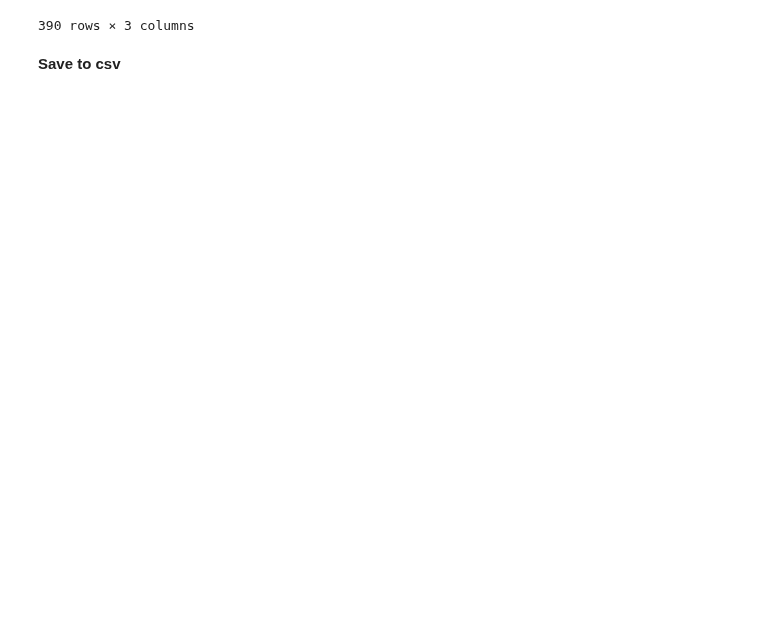
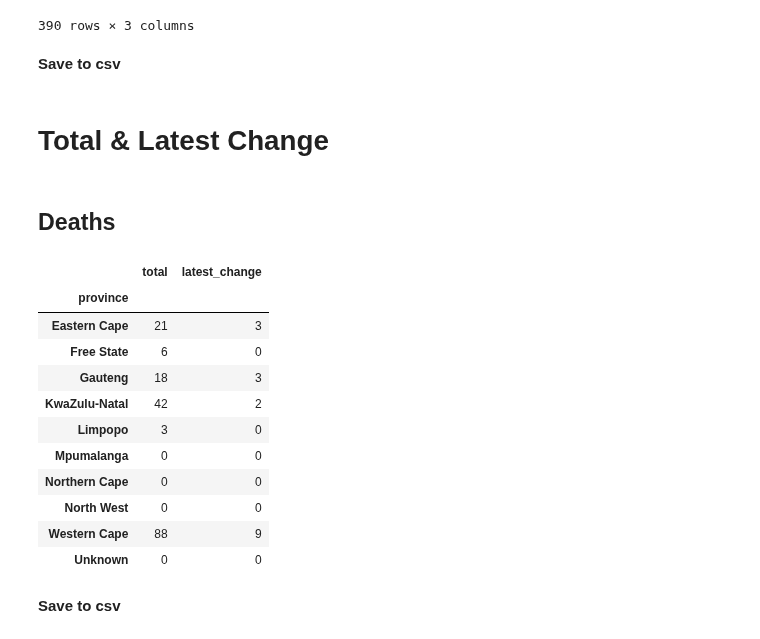
Before and after one commit to SimonRosen173/Covid19SAData, a Jupyter notebook: Data_Preprocessing_Neater.ipynb, the cells around one changed output. Cells and saved outputs as stored; diff of their text form; code cells hidden in the pictures; blank space fills up the shorter version.

```diff
--- a/Data_Preprocessing_Neater.ipynb
+++ b/Data_Preprocessing_Neater.ipynb
@@ -460,3 +462,64 @@ deaths_by_prov_timeline
 **Save to csv**
 # %%
 deaths_by_prov_timeline.to_csv("data/deaths_by_prov_timeline.csv")
+# %% [markdown]
+# Total & Latest Change
+# %%
+def get_tot_latest_change(data_url, ):
+    cols = ['date','EC', 'FS', 'GP', 'KZN', 'LP', 'MP', 'NC', 'NW','WC', 'UNKNOWN']
+    pd_kwargs = {"usecols":cols}
+    cum_data = df_from_url(data_url, pd_kwargs)
+    cum_data.dropna(inplace=True)
+    cum_data['date'] = pd.to_datetime(cum_data['date'], format='%d-%m-%Y')
+
+    province_names = {
+        "EC":"Eastern Cape",
+        "FS" : "Free State",
+        "GP" : "Gauteng",
+        "KZN" : "KwaZulu-Natal",
+        "LP" : "Limpopo",
+        "MP" : "Mpumalanga",
+        "NW" : "North West",
+        "NC" : "Northern Cape",
+        "WC" : "Western Cape",
+        "UNKNOWN": "Unknown"
+    }
+
+    daily_data = cum_data.copy()
+    daily_data.iloc[1:,1:] = daily_data.iloc[:,1:].diff().iloc[1:]
+    daily_data = daily_data.tail(1) # get last entry
+    daily_data_melt = daily_data.melt(id_vars=['date'], var_name='province', value_name='latest_change')
+    daily_data_melt['province'] = daily_data_melt['province'].map(province_names)
+    daily_data_melt.set_index(['province'], inplace=True)
+
+    cum_data = cum_data.tail(1) # get last entry
+    cum_data_melt = cum_data.melt(id_vars=['date'], var_name='province', value_name='total')
+    cum_data_melt['province'] = cum_data_melt['province'].map(province_names)
+    cum_data_melt.set_index(['province'], inplace=True)
+
+    data = pd.concat([cum_data_melt, daily_data_melt[['latest_change']]], axis = 1)
+    data.drop(['date'], axis=1, inplace=True)
+    data = data.astype('int32')
+
+    return data
+# %% [markdown]
+## Deaths
+# %%
+deaths_by_prov_total = get_tot_latest_change("https://raw.githubusercontent.com/dsfsi/covid19za/master/" +
+                      "data/covid19za_provincial_cumulative_timeline_deaths.csv")
+deaths_by_prov_total
+# %% [output]
+|  | total | latest_change |
+| province |  |  |
+| Eastern Cape | 21 | 3 |
+| Free State | 6 | 0 |
+| Gauteng | 18 | 3 |
+| KwaZulu-Natal | 42 | 2 |
+| Limpopo | 3 | 0 |
+| Mpumalanga | 0 | 0 |
+| Northern Cape | 0 | 0 |
+| North West | 0 | 0 |
+| Western Cape | 88 | 9 |
+| Unknown | 0 | 0 |
+# %% [markdown]
+**Save to csv**
```
Also changed, not shown: parts of 8 cells of this notebook, 24 other files.
